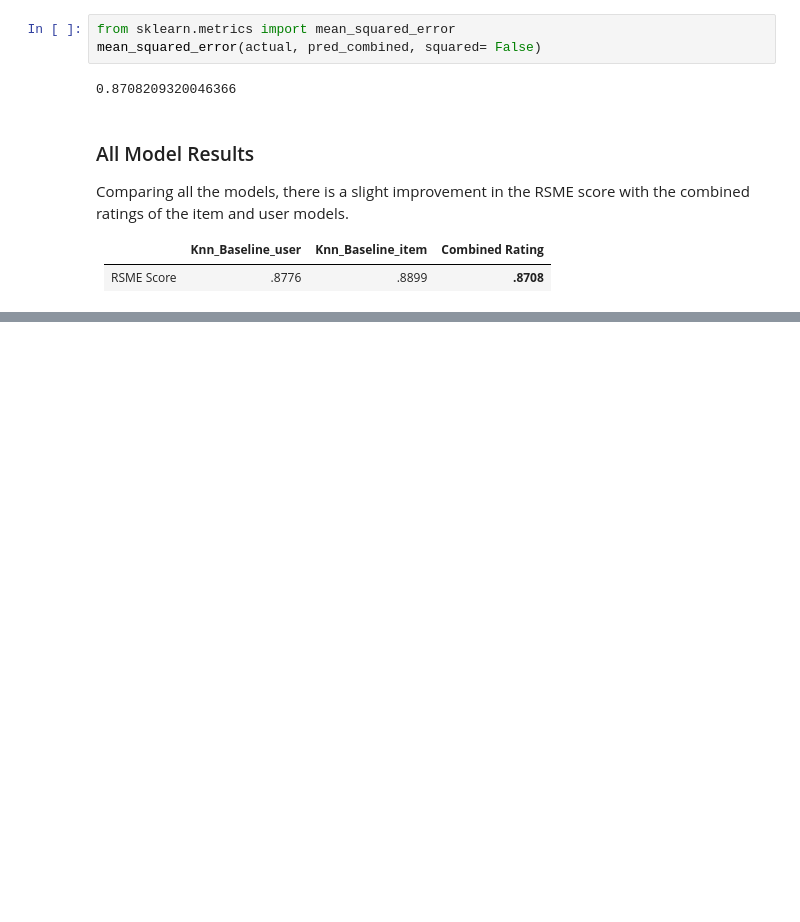
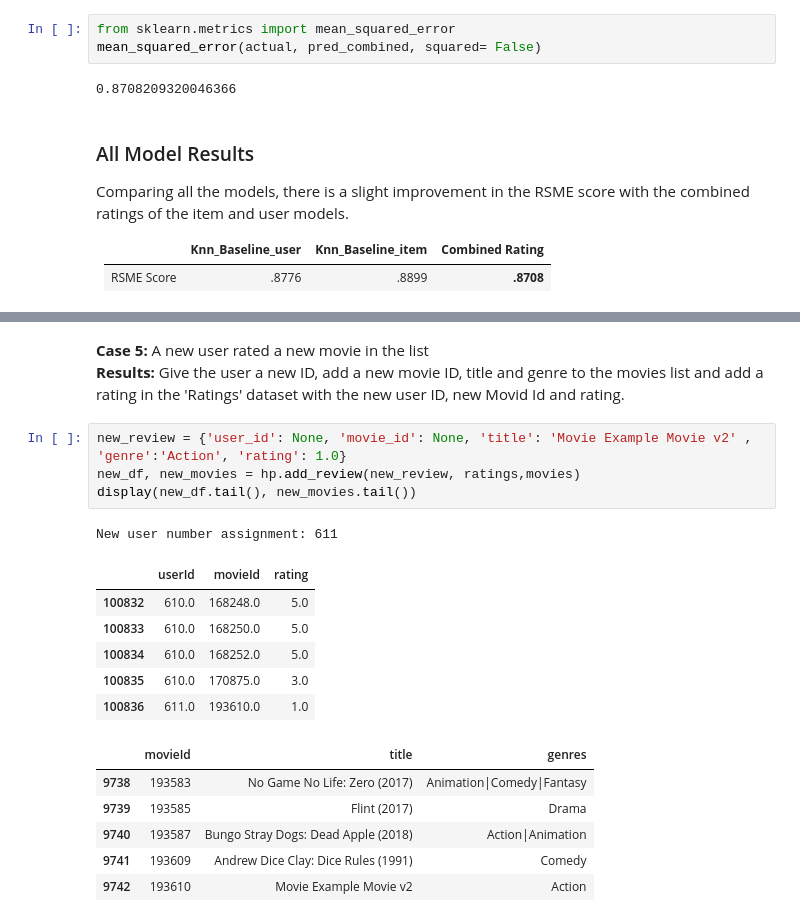
Before and after one commit to Tommyphung1/Creating-Movie-Recommendation-Systems, a Jupyter notebook: main_notebook.ipynb, the cells around one changed output, grey strips where cells are left out. Cells and saved outputs as stored; diff of their text form; blank space fills up the shorter version.

```diff
--- a/main_notebook.ipynb
+++ b/main_notebook.ipynb
@@ -507,0 +579,21 @@ add_review(new_review, ratings)
+# %% [markdown]
+**Case 5:** A new user rated a new movie in the list <br>
+**Results:** Give the user a new ID, add a new movie ID, title and genre to the movies list and add a rating in the 'Ratings' dataset with the new user ID, new Movid Id and rating.
+# %%
+new_review = {'user_id': None, 'movie_id': None, 'title': 'Movie Example Movie v2' , 'genre':'Action', 'rating': 1.0}
+new_df, new_movies = hp.add_review(new_review, ratings,movies)
+display(new_df.tail(), new_movies.tail())
+# %% [output]
+New user number assignment: 611
+|  | userId | movieId | rating |
+| 100832 | 610.0 | 168248.0 | 5.0 |
+| 100833 | 610.0 | 168250.0 | 5.0 |
+| 100834 | 610.0 | 168252.0 | 5.0 |
+| 100835 | 610.0 | 170875.0 | 3.0 |
+| 100836 | 611.0 | 193610.0 | 1.0 |
+|  | movieId | title | genres |
+| 9738 | 193583 | No Game No Life: Zero (2017) | Animation|Comedy|Fantasy |
+| 9739 | 193585 | Flint (2017) | Drama |
+| 9740 | 193587 | Bungo Stray Dogs: Dead Apple (2018) | Action|Animation |
+| 9741 | 193609 | Andrew Dice Clay: Dice Rules (1991) | Comedy |
+| 9742 | 193610 | Movie Example Movie v2 | Action |
```
Also changed, not shown: parts of 21 cells of this notebook, 1 other file.
